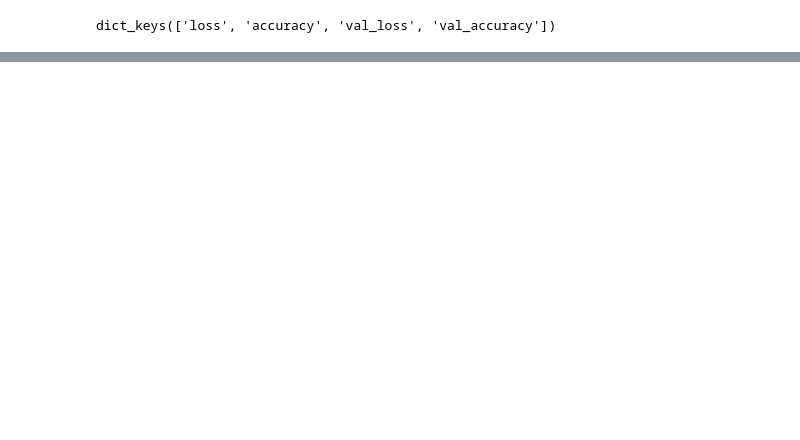
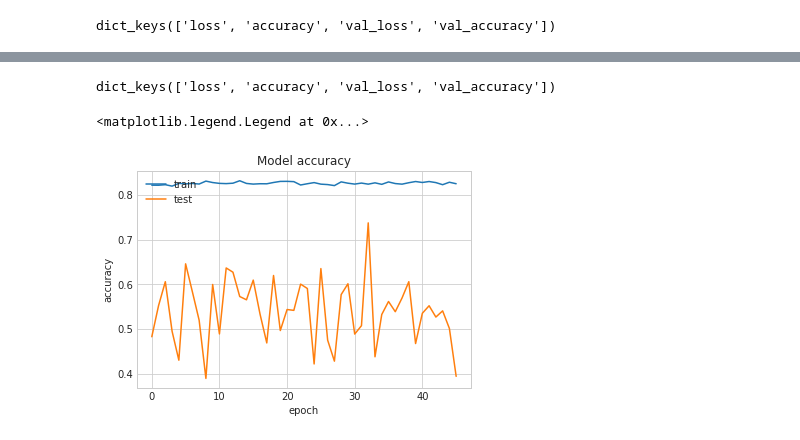
Before and after one commit to ParisRohan/AES-128-bit-Key-size-, a Jupyter notebook: bank-customer-churn-using-ann.ipynb, the cells around one changed output, grey strips where cells are left out. Saved outputs shown, nothing was run; the diff lists cells and outputs as text; code cells hidden in the pictures; blank space fills up the shorter version.

Commit message:
Kaggle Notebook | Bank customer churn using ANN | Version 3

```diff
--- a/bank-customer-churn-using-ann.ipynb
+++ b/bank-customer-churn-using-ann.ipynb
@@ -358,0 +373,9 @@ plt.legend(['train', 'test'], loc='upper left')
+# %%
+# Resampling data using SMOTE to deal with imbalanced dataset
+smote = SMOTE()
+
+# fit predictor and target variable
+X_train_smote, y_train_smote = smote.fit_resample(X_train,y_train)
+
+print("The number of classes before fit {}".format(Counter(y_train)))
+print("The number of classes after fit {}".format(Counter(y_train_smote)))
@@ -358,0 +385,8 @@ plt.legend(['train', 'test'], loc='upper left')
+# %%
+# Feature Scaling
+scaler2 = StandardScaler()
+X_train_sc = scaler2.fit_transform(X_train_smote)
+X_valid_sc = scaler2.transform(X_valid)
+# %%
+#Fit model
+model_history2 = classifier.fit(X_train_sc, y_train_smote, validation_split=0.33, batch_size=10, epochs=1000, callbacks=early_stop)
@@ -358,0 +411,15 @@ plt.legend(['train', 'test'], loc='upper left')
+# %%
+model_history2.history.keys()
+# %% [output]
+dict_keys(['loss', 'accuracy', 'val_loss', 'val_accuracy'])
+# %%
+#Summarize history for accuracy
+plt.plot(model_history2.history['accuracy'])
+plt.plot(model_history2.history['val_accuracy'])
+plt.title('Model accuracy')
+plt.ylabel('accuracy')
+plt.xlabel('epoch')
+plt.legend(['train', 'test'], loc='upper left')
+# %% [output]
+<matplotlib.legend.Legend at 0x...>
+[figure, added]
```
Also changed, not shown: parts of 15 cells of this notebook.
